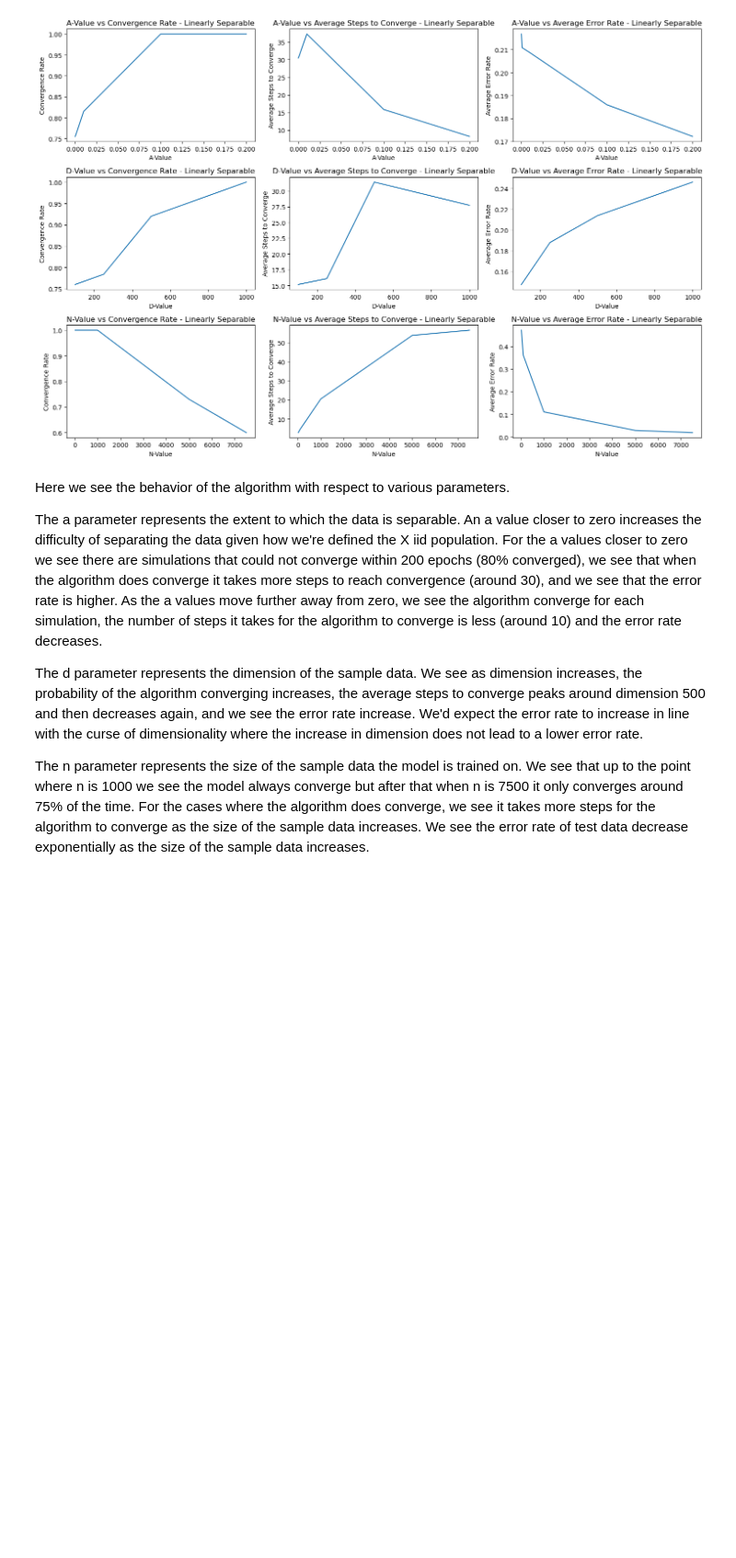
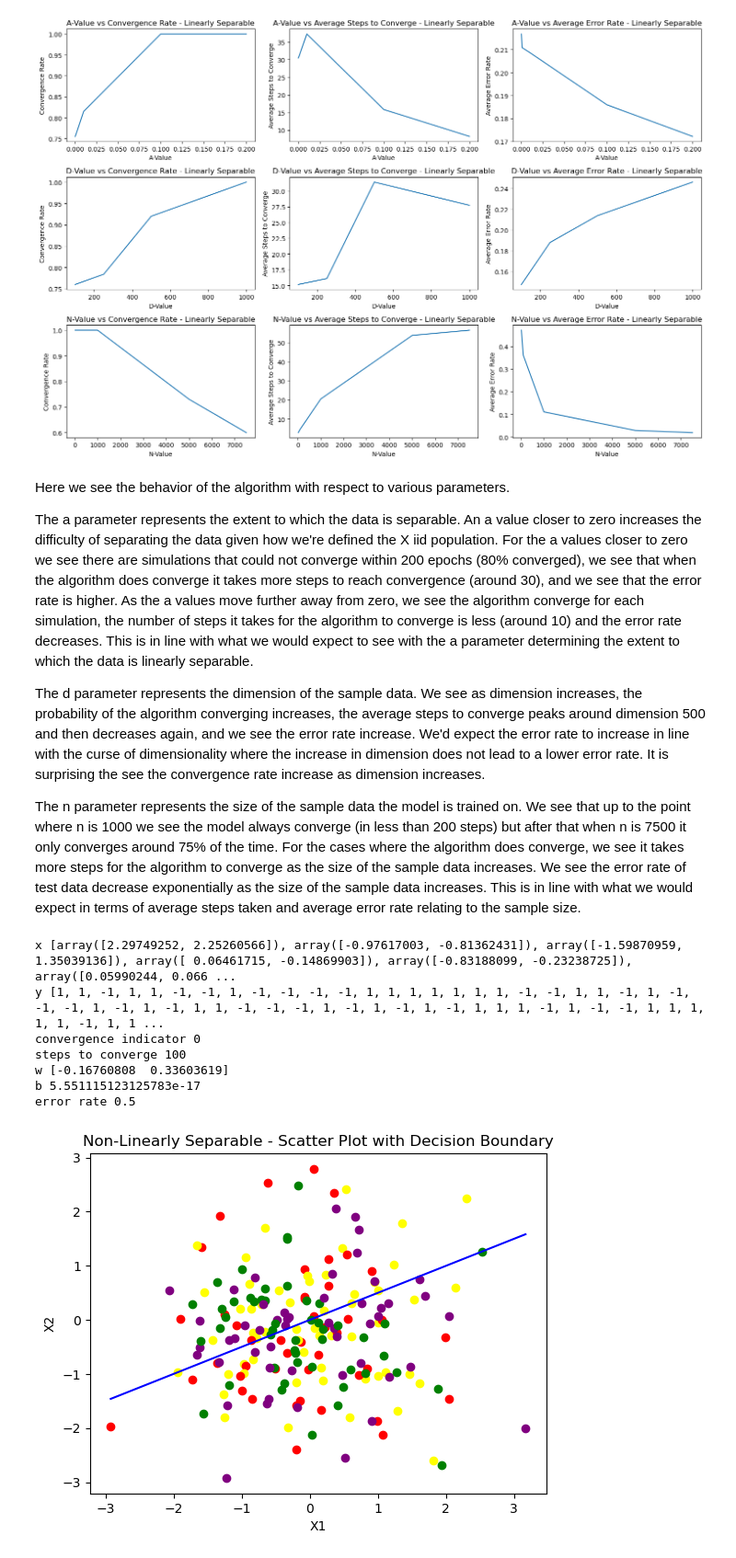
Before and after one commit to claricemottet/GaborML_problem10, a Jupyter notebook: GaborML_problem10_CM.ipynb, the cells around one changed output. Shown at 92% size. Saved outputs shown, nothing was run; the diff lists cells and outputs as text; code cells hidden in the pictures; blank space fills up the shorter version.

```diff
--- a/GaborML_problem10_CM.ipynb
+++ b/GaborML_problem10_CM.ipynb
@@ -185,11 +261,11 @@ plt.show()
 # %% [markdown]
 Here we see the behavior of the algorithm with respect to various parameters.
 
-The a parameter represents the extent to which the data is separable. An a value closer to zero increases the difficulty of separating the data given how we're defined the X iid population. For the a values closer to zero we see there are simulations that could not converge within 200 epochs (80% converged), we see that when the algorithm does converge it takes more steps to reach convergence (around 30), and we see that the error rate is higher. As the a values move further away from zero, we see the algorithm converge for each simulation, the number of steps it takes for the algorithm to converge is less (around 10) and the error rate decreases.
+The a parameter represents the extent to which the data is separable. An a value closer to zero increases the difficulty of separating the data given how we're defined the X iid population. For the a values closer to zero we see there are simulations that could not converge within 200 epochs (80% converged), we see that when the algorithm does converge it takes more steps to reach convergence (around 30), and we see that the error rate is higher. As the a values move further away from zero, we see the algorithm converge for each simulation, the number of steps it takes for the algorithm to converge is less (around 10) and the error rate decreases. This is in line with what we would expect to see with the a parameter determining the extent to which the data is linearly separable.
 
-The d parameter represents the dimension of the sample data. We see as dimension increases, the probability of the algorithm converging increases, the average steps to converge peaks around dimension 500 and then decreases again, and we see the error rate increase. We'd expect the error rate to increase in line with the curse of dimensionality where the increase in dimension does not lead to a lower error rate.
+The d parameter represents the dimension of the sample data. We see as dimension increases, the probability of the algorithm converging increases, the average steps to converge peaks around dimension 500 and then decreases again, and we see the error rate increase. We'd expect the error rate to increase in line with the curse of dimensionality where the increase in dimension does not lead to a lower error rate. It is surprising the see the convergence rate increase as dimension increases.
 
-The n parameter represents the size of the sample data the model is trained on. We see that up to the point where n is 1000 we see the model always converge but after that when n is 7500 it only converges around 75% of the time. For the cases where the algorithm does converge, we see it takes more steps for the algorithm to converge as the size of the sample data increases. We see the error rate of test data decrease exponentially as the size of the sample data increases.
+The n parameter represents the size of the sample data the model is trained on. We see that up to the point where n is 1000 we see the model always converge (in less than 200 steps) but after that when n is 7500 it only converges around 75% of the time. For the cases where the algorithm does converge, we see it takes more steps for the algorithm to converge as the size of the sample data increases. We see the error rate of test data decrease exponentially as the size of the sample data increases. This is in line with what we would expect in terms of average steps taken and average error rate relating to the sample size.
 # %%
 #create log of non-linearly separable data
 # df_log_nls = pd.DataFrame()
@@ -221,0 +298,60 @@ for iter_ in range(num_of_simulations):
+# %%
+m = 0 #or another value greater than 0
+d = 2
+n = 100
+
+x, y = generate_nls_data(m, d, n)
+print("x",x)
+print("y",y)
+
+learning_rate = .1
+max_epochs = 100
+
+w, b, update_log, steps_to_converge, convergence_ind = perceptron_algorithm(x, y, learning_rate, max_epochs)
+
+print("convergence indicator",convergence_ind)
+print("steps to converge",steps_to_converge)
+
+print("w",w)
+print("b",b)
+
+x_test, y_test = generate_nls_data(m, d, n)
+
+error_count, error_rate = perceptron_algorithm_accuracy(x_test, y_test, w, b)
+
+print("error rate", error_rate)
+
+# Scatter plot
+for xi, yi in zip(x, y):
+    if yi == 1:
+        plt.scatter(xi[0], xi[1], color='yellow')
+    else:
+        plt.scatter(xi[0], xi[1], color='red')
+#test data
+for xi, yi in zip(x_test, y_test):
+    if yi == 1:
+        plt.scatter(xi[0], xi[1], color='green')
+    else:
+        plt.scatter(xi[0], xi[1], color='purple')
+
+# To plot the line, we need two points that satisfy the equation. Let's choose two x values:
+x_values_train = np.array([min(x, key=lambda v: v[0])[0], max(x, key=lambda v: v[0])[0]])
+x_values_test = np.array([min(x_test, key=lambda v: v[0])[0], max(x_test, key=lambda v: v[0])[0]])
+x_values = np.array([min(x_values_train[0],x_values_test[0]), max(x_values_train[1],x_values_test[1])])
+# Calculate corresponding y values
+y_values = (-b - w[0]*x_values) / w[1]
+
+plt.plot(x_values, y_values, color='blue')  # Plotting the line
+plt.xlabel('X1')
+plt.ylabel('X2')
+plt.title('Non-Linearly Separable - Scatter Plot with Decision Boundary')
+plt.show()
+# %% [output]
+x [array([2.29749252, 2.25260566]), array([-0.97617003, -0.81362431]), array([-1.59870959,  1.35039136]), array([ 0.06461715, -0.14869903]), array([-0.83188099, -0.23238725]), array([0.05990244, 0.066 ...
+y [1, 1, -1, 1, 1, -1, -1, 1, -1, -1, -1, -1, 1, 1, 1, 1, 1, 1, 1, -1, -1, 1, 1, -1, 1, -1, -1, -1, 1, -1, 1, -1, 1, 1, -1, -1, -1, 1, -1, 1, -1, 1, -1, 1, 1, 1, -1, 1, -1, -1, 1, 1, 1, 1, 1, -1, 1, 1 ...
+convergence indicator 0
+steps to converge 100
+w [-0.16760808  0.33603619]
+b 5.551115123125783e-17
+error rate 0.5
+[figure, added]
```
Also changed, not shown: parts of 7 cells of this notebook, 2 other files.
